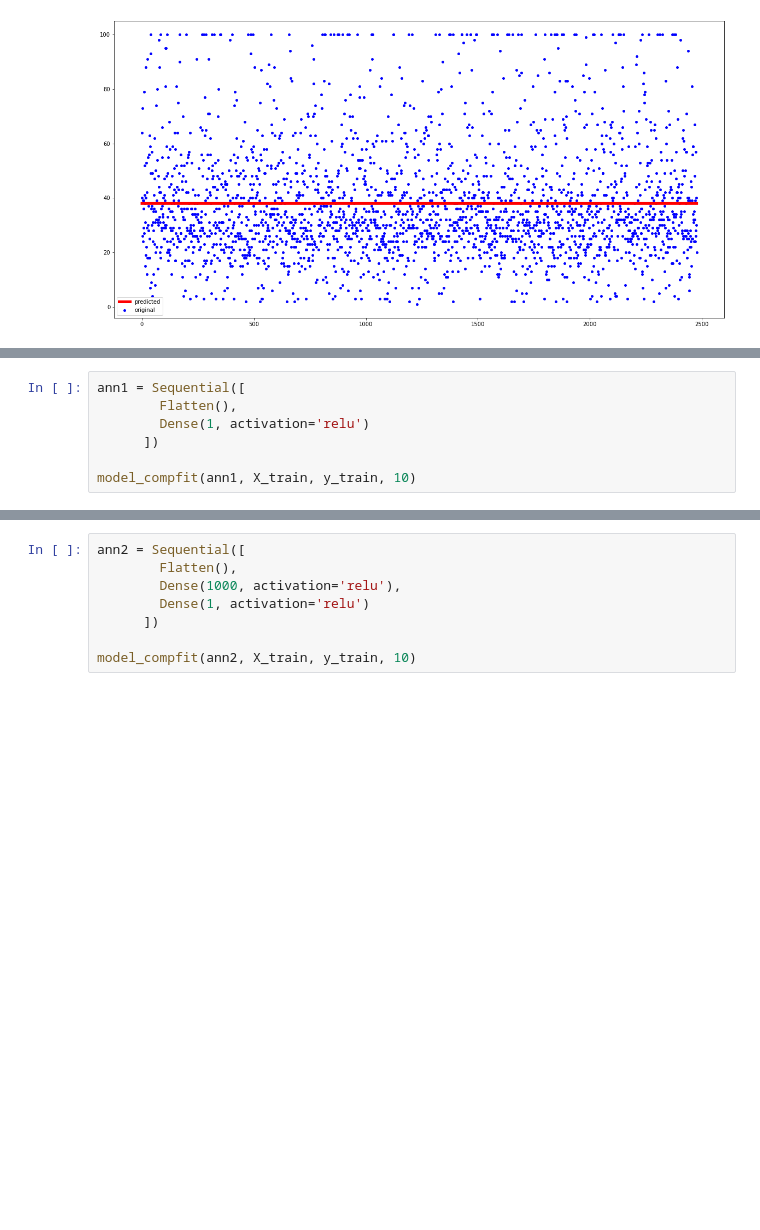
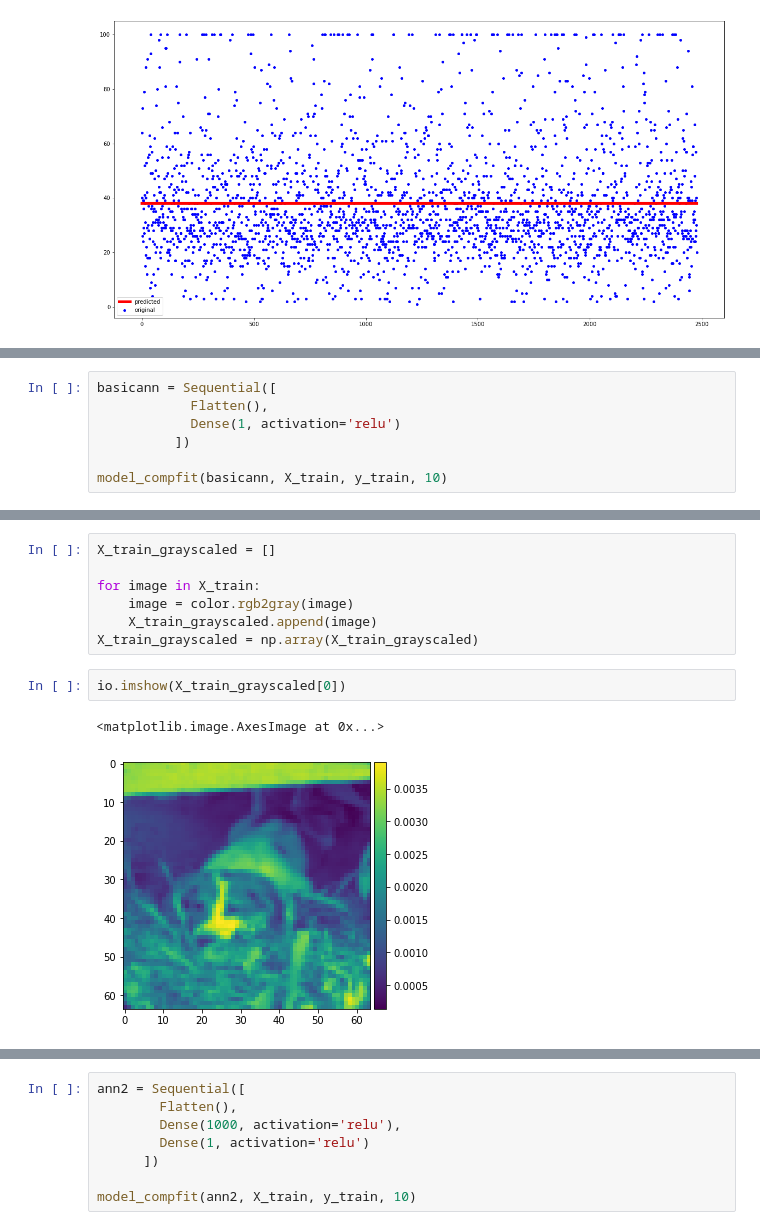
Before and after one commit to stevenaddison/Pet-Pawpularity, a Jupyter notebook: StevenNotebook.ipynb, the cells around one changed output, grey strips where cells are left out. Saved outputs shown, nothing was run; the diff lists cells and outputs as text; blank space fills up the shorter version.

```diff
--- a/StevenNotebook.ipynb
+++ b/StevenNotebook.ipynb
@@ -211,9 +259,9 @@ plt.show()
 # %%
-ann1 = Sequential([
-        Flatten(),
-        Dense(1, activation='relu')
-      ])
+basicann = Sequential([
+            Flatten(),
+            Dense(1, activation='relu')
+          ])
 
-model_compfit(ann1, X_train, y_train, 10)
+model_compfit(basicann, X_train, y_train, 10)
 # %% [output]
 Epoch 1/10
@@ -253 +301,13 @@ model_eval(ann1, X_train, y_train, X_test, y_test, 'First ANN')
 [figure]
+# %%
+X_train_grayscaled = []
+
+for image in X_train:
+    image = color.rgb2gray(image)
+    X_train_grayscaled.append(image)
+X_train_grayscaled = np.array(X_train_grayscaled)
+# %%
+io.imshow(X_train_grayscaled[0])
+# %% [output]
+<matplotlib.image.AxesImage at 0x...>
+[figure, added]
```
Also changed, not shown: parts of 38 cells of this notebook.
